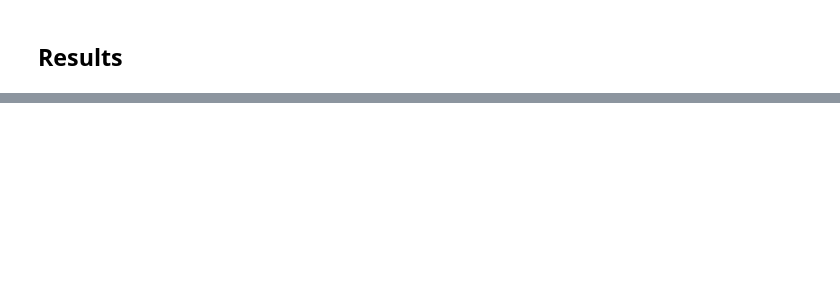
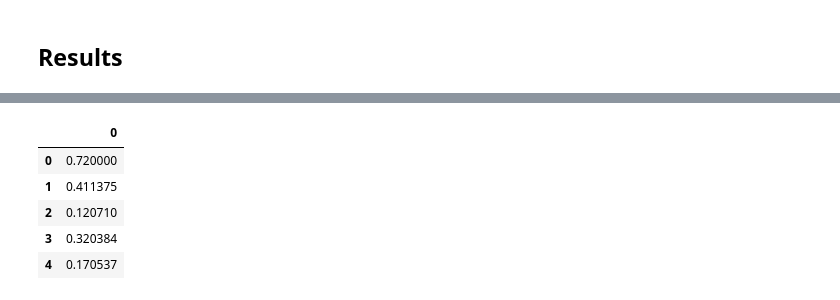
Before and after one commit to Christian-Duran-Garcia/ID2214-G13, a Jupyter notebook: Project/Assignment 4a.ipynb, the cells around one changed output, grey strips where cells are left out. Saved outputs shown, nothing was run; the diff lists cells and outputs as text; code cells hidden in the pictures; blank space fills up the shorter version.

```diff
--- a/Project/Assignment 4a.ipynb
+++ b/Project/Assignment 4a.ipynb
@@ -362,0 +892,16 @@ mlp_rcv = RandomizedSearchCV(mlp, param_distributions_mlp, n_iter=100, scoring='
+# %%
+import pickle as pkl
+
+# Filepath to store model
+model_path = 'SMILES_model.pkl'
+
+# Read the model from the file
+with open(model_path, 'rb') as file:
+    best_model_overall = pkl.load(file)
+
+# Use it to generate predictions and AUC
+probas = best_model_overall.predict_proba(X_test)[:,1]
+
+auc = roc_auc_score(y_test, probas)
+
+print(f'AUC Score: {auc}')
@@ -362,0 +933,25 @@ mlp_rcv = RandomizedSearchCV(mlp, param_distributions_mlp, n_iter=100, scoring='
+# %%
+# Create txt file with propabilities for the positive class for the testing data
+probas_test = best_model_overall.predict_proba(test_df_transformed.iloc[:,2:])[:,1]
+
+txt_path = '13.txt'
+
+with open(txt_path, 'w') as file:
+    file.write(str(np.round(auc, 2)) + '\n')
+
+    for proba in probas_test:
+        file.write(str(proba) + '\n')
+
+predictions_df = pd.read_csv("13.txt", header=None)
+
+display(predictions_df.head())
+
+assert predictions_df.shape == (51077, 1)
+assert np.all((predictions_df.values >= 0) & (predictions_df.values <= 1))
+# %% [output]
+|  | 0 |
+| 0 | 0.720000 |
+| 1 | 0.411375 |
+| 2 | 0.120710 |
+| 3 | 0.320384 |
+| 4 | 0.170537 |
```
Also changed, not shown: parts of 41 cells of this notebook, 2 other files.
